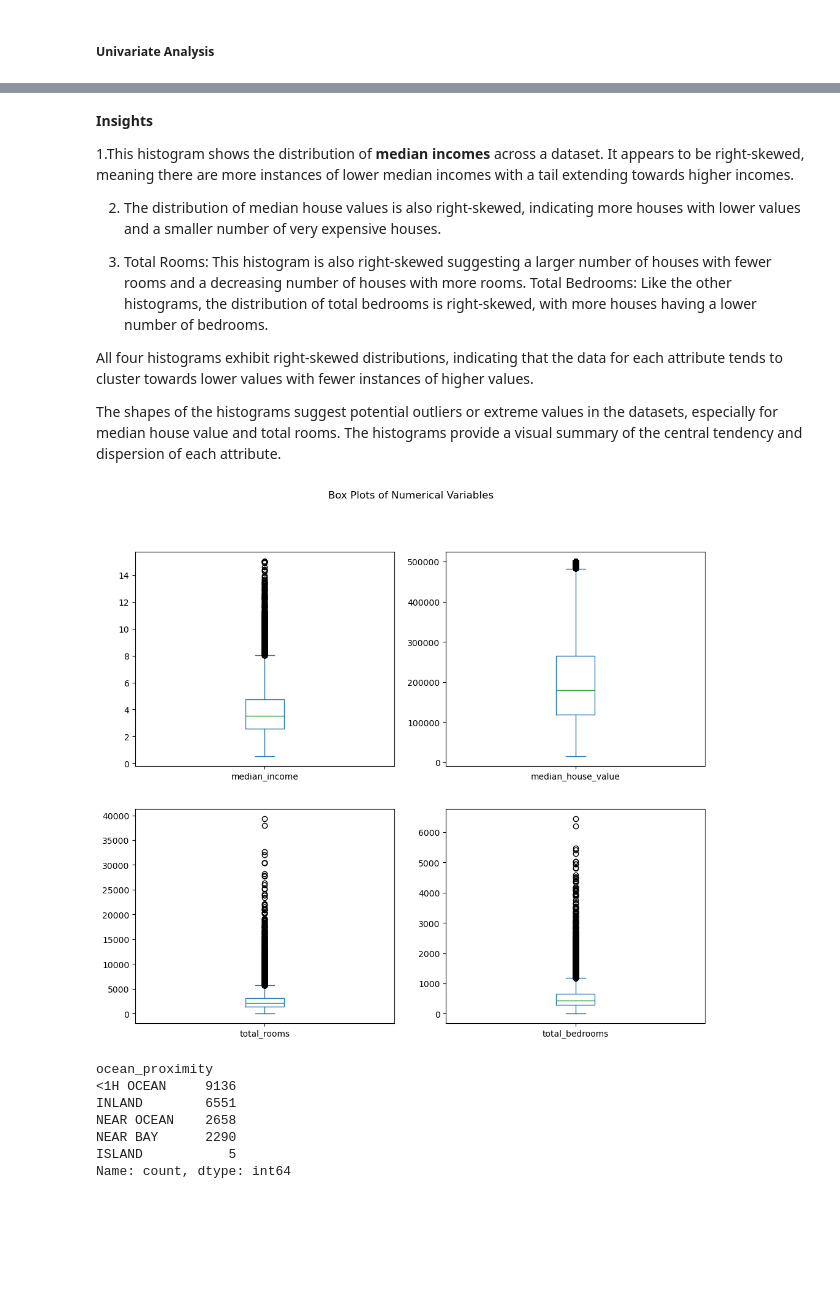
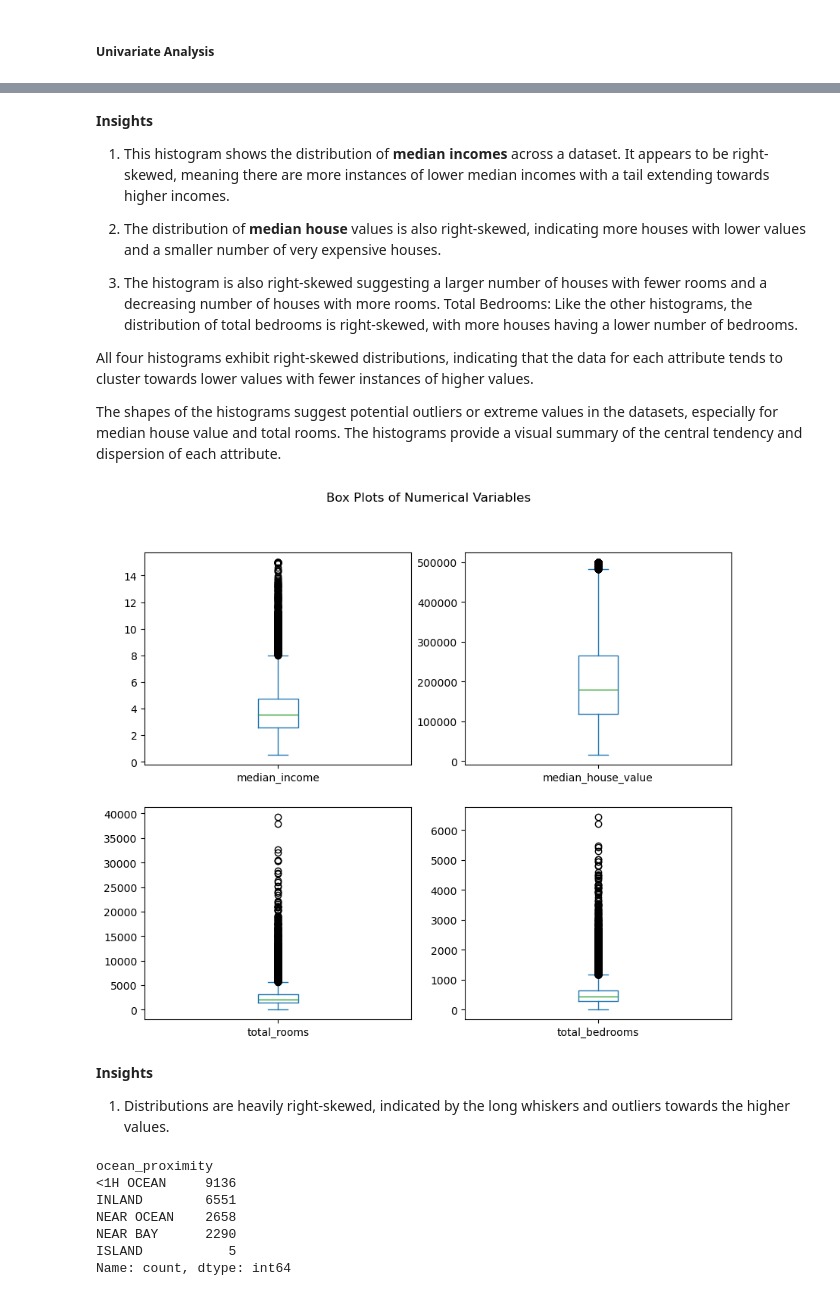
Before and after one commit to JavierSerranoGarcia/AML_notebooks, a Jupyter notebook: 01_into_eda_analysis.ipynb, the cells around one changed output, grey strips where cells are left out. Cells and saved outputs as stored; diff of their text form; code cells hidden in the pictures; blank space fills up the shorter version.

```diff
--- a/01_into_eda_analysis.ipynb
+++ b/01_into_eda_analysis.ipynb
@@ -90,11 +144,11 @@ plt.show()
 # %% [markdown]
 **Insights**
 
-1.This histogram shows the distribution of **median incomes** across a dataset. It appears to be right-skewed, meaning there are more instances of lower median incomes with a tail extending towards higher incomes.
+1. This histogram shows the distribution of **median incomes** across a dataset. It appears to be right-skewed, meaning there are more instances of lower median incomes with a tail extending towards higher incomes.
 
-2. The distribution of median house values is also right-skewed, indicating more houses with lower values and a smaller number of very expensive houses.
+2. The distribution of **median house** values is also right-skewed, indicating more houses with lower values and a smaller number of very expensive houses.
 
-3. Total Rooms: This histogram is also right-skewed suggesting a larger number of houses with fewer rooms and a decreasing number of houses with more rooms.
+3. The histogram is also right-skewed suggesting a larger number of houses with fewer rooms and a decreasing number of houses with more rooms.
 Total Bedrooms: Like the other histograms, the distribution of total bedrooms is right-skewed, with more houses having a lower number of bedrooms.
 
 All four histograms exhibit right-skewed distributions, indicating that the data for each attribute tends to cluster towards lower values with fewer instances of higher values.
@@ -102,10 +156,15 @@ All four histograms exhibit right-skewed distributions, indicating that the data
 The shapes of the histograms suggest potential outliers or extreme values in the datasets, especially for median house value and total rooms.
 The histograms provide a visual summary of the central tendency and dispersion of each attribute.
 # %%
-# Box plots for numerical variables
-housing[['median_income', 'median_house_value', 'total_rooms', 'total_bedrooms']].plot(kind='box', subplots=True, layout=(2,2), figsize=(12, 10), title='Box Plots of Numerical Variables')
+# Box plots
+
+housing[['median_income', 'median_house_value', 'total_rooms', 'total_bedrooms']].plot(kind='box', subplots=True, layout=(2,2), figsize=(10, 8), title='Box Plots of Numerical Variables')
 plt.show()
 # %% [output]
-[figure, old version]
+[figure, new version]
+# %% [markdown]
+**Insights**
+
+1. Distributions are heavily right-skewed, indicated by the long whiskers and outliers towards the higher values.
 # %%
 # Categorical Variable Distribution:
```
Also changed, not shown: parts of 12 cells of this notebook.
